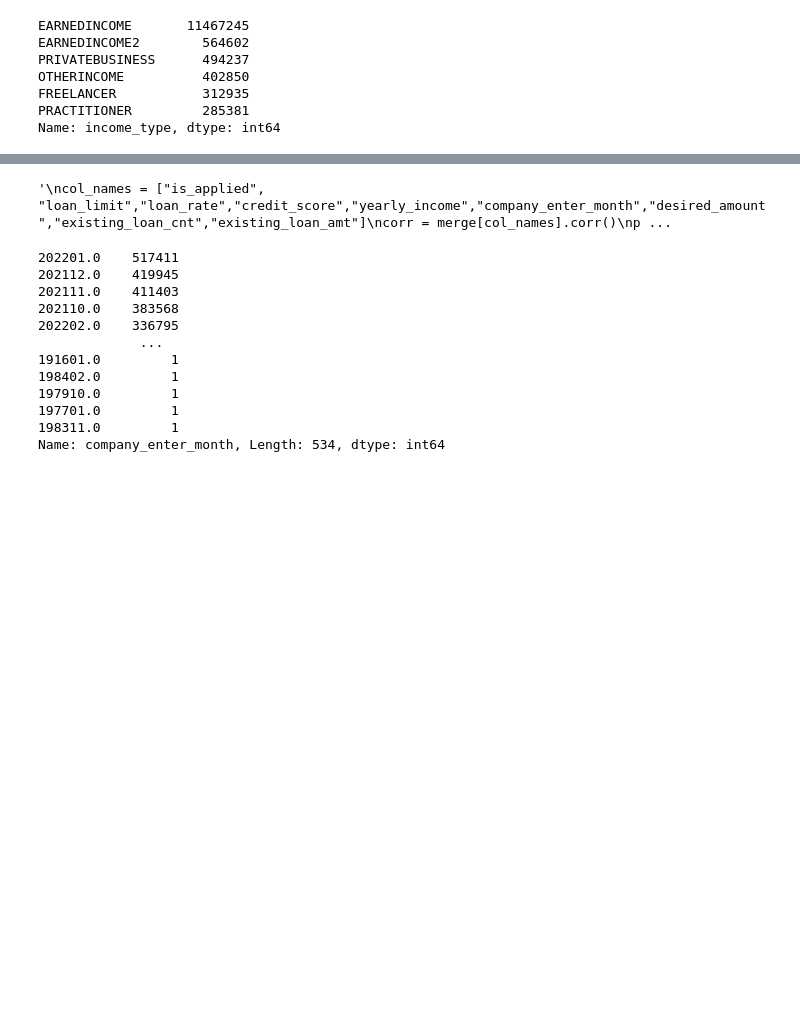
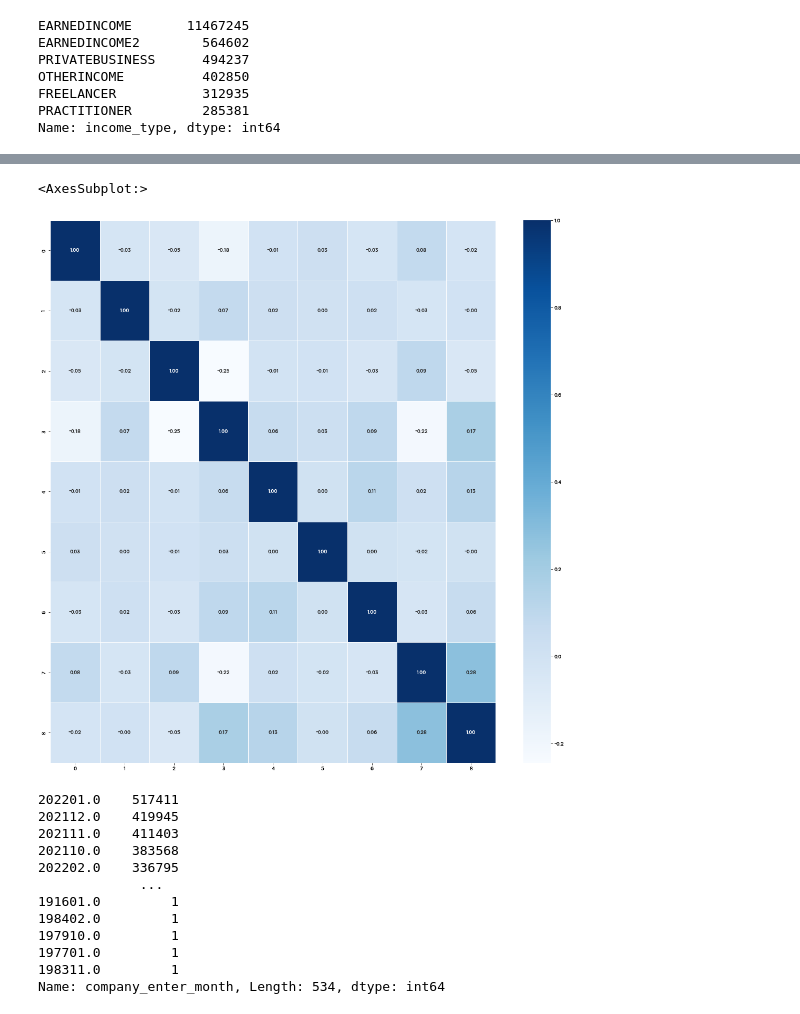
Before and after one commit to guddndbs/big_contest, a Jupyter notebook: pre.ipynb, the cells around one changed output, grey strips where cells are left out. Saved outputs shown, nothing was run; the diff lists cells and outputs as text; code cells hidden in the pictures; blank space fills up the shorter version.

```diff
--- a/pre.ipynb
+++ b/pre.ipynb
@@ -190,10 +222,10 @@ plt.show()
 # %%
-'''
+#데이터 히트맵분석
 col_names = ["is_applied", "loan_limit","loan_rate","credit_score","yearly_income","company_enter_month","desired_amount","existing_loan_cnt","existing_loan_amt"]
 corr = merge[col_names].corr()
 plt.figure(figsize=(19, 19))
 sns.heatmap(data=corr.values, annot=True, fmt='.2f', linewidth=.5, cmap='Blues')
-'''
 # %% [output]
-'\ncol_names = ["is_applied", "loan_limit","loan_rate","credit_score","yearly_income","company_enter_month","desired_amount","existing_loan_cnt","existing_loan_amt"]\ncorr = merge[col_names].corr()\np ...
+<AxesSubplot:>
+[figure, added]
 # %%
```
Also changed, not shown: parts of 32 cells of this notebook.
